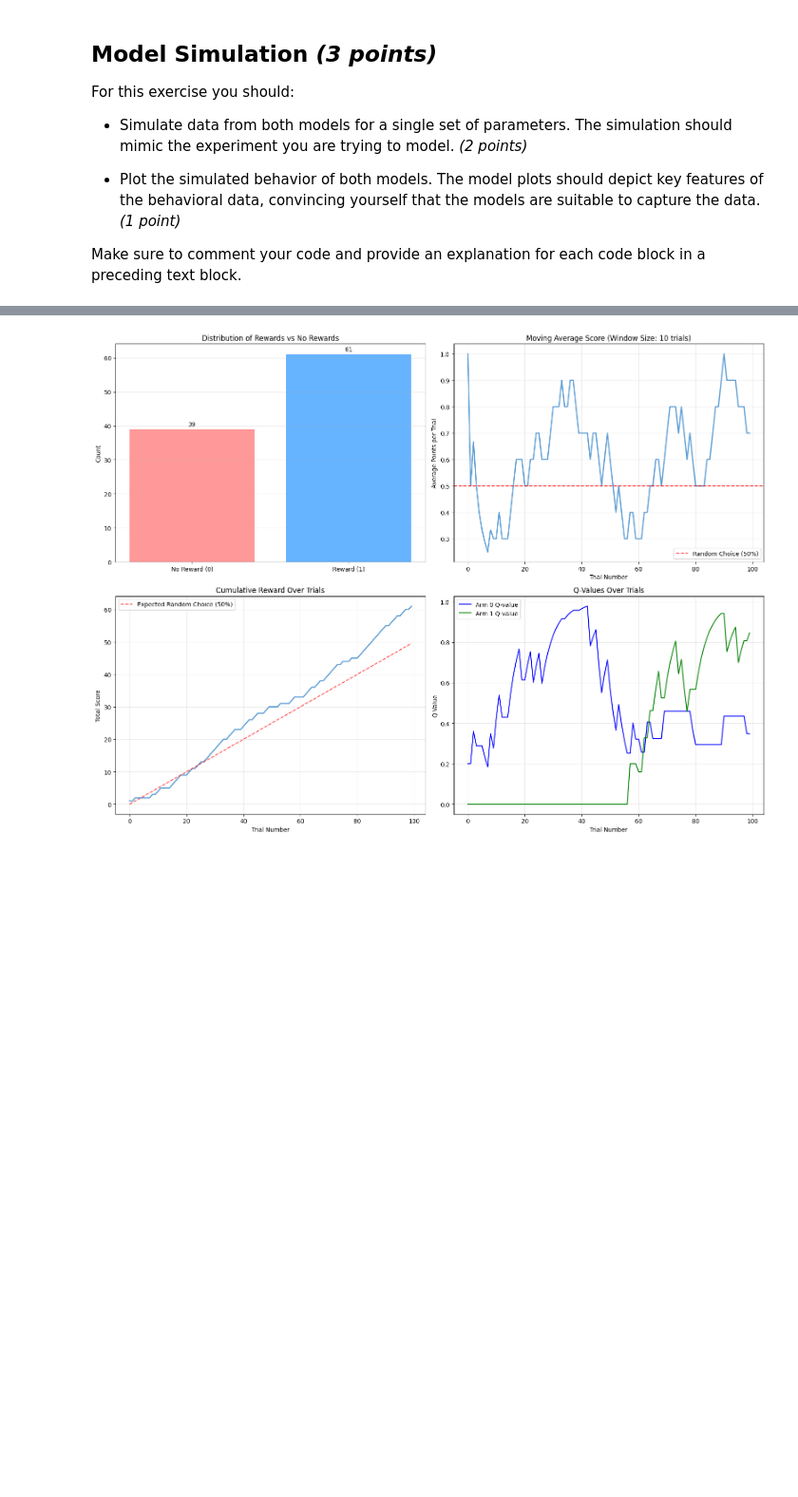
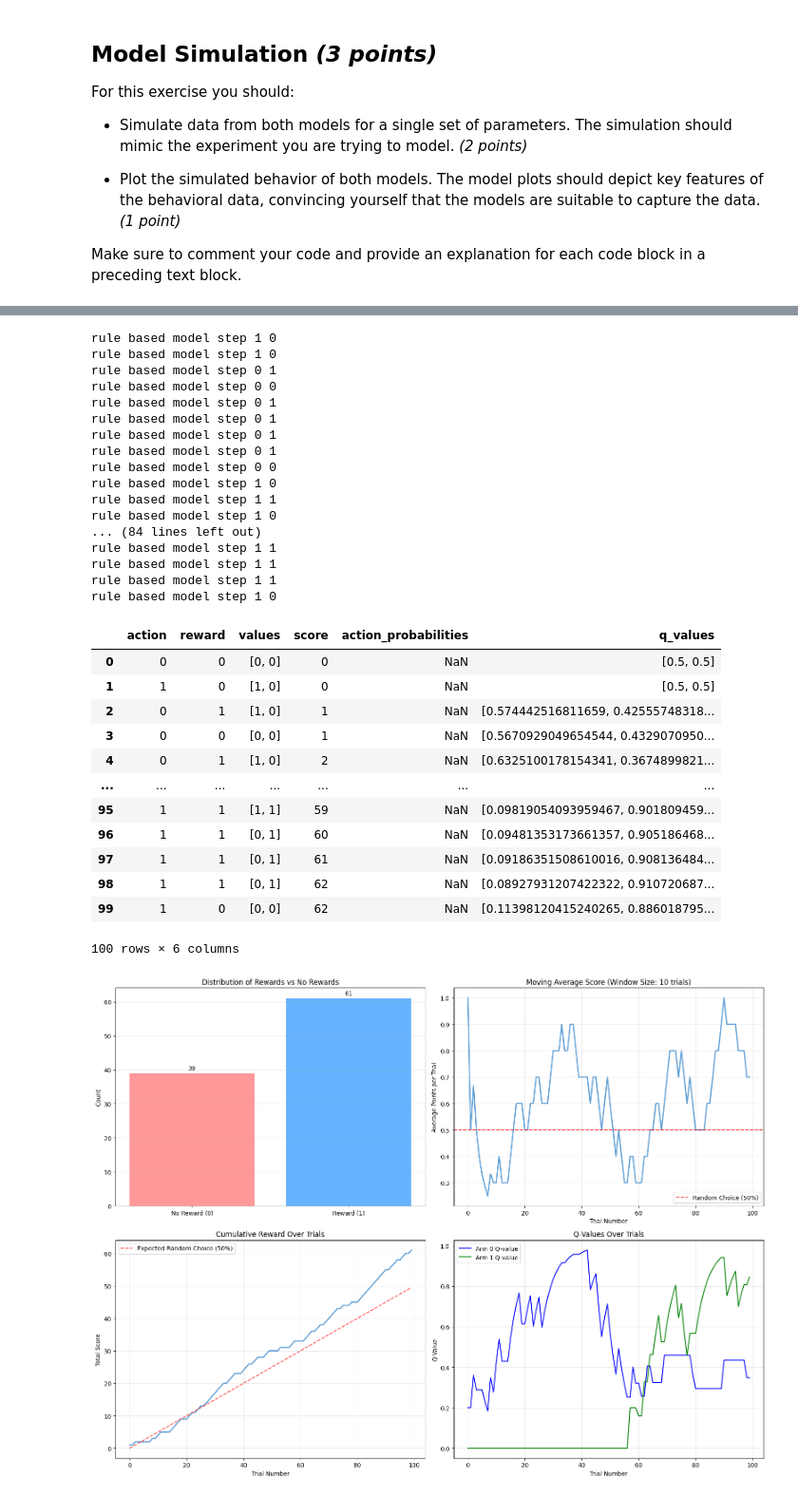
Before and after one commit to saurluca/bandit-modeling, a Jupyter notebook: main.ipynb, the cells around one changed output, grey strips where cells are left out. Shown at 95% size. Saved outputs shown, nothing was run; the diff lists cells and outputs as text; code cells hidden in the pictures; blank space fills up the shorter version.

```diff
--- a/main.ipynb
+++ b/main.ipynb
@@ -212,25 +219,25 @@ def softmax(x, beta=1):
     return exp_values / np.sum(exp_values)
 
 
-def generate_surrogate_data(probs, total_trials, trial_number_probaility_change):
-    surrogate_data = []
+def generate_bandit_data():
+    bandit_data = []
     for i in range(total_trials):
-        if i < trial_number_probaility_change:
-            surrogate_data.append(
+        if i < trial_probaility_change:
+            bandit_data.append(
                 [int(random.random() <= probs[0]), int(random.random() <= probs[1])]
             )
         else:
-            surrogate_data.append(
+            bandit_data.append(
                 [int(random.random() <= probs[1]), int(random.random() <= probs[0])]
             )
-    return surrogate_data
+    return bandit_data
 
 
 def get_reward(action, rewards):
     return rewards[action]
 
 
-def log_data(df, trial_number, action, reward, values, q_values=None):
+def log_data(df, trial_number, action, reward, values, action_probabilities):
     """
     Log trial data to the DataFrame.
 
@@ -448,3 +388,63 @@ df_basic
+# %%
+params = {
+    "learning_rate": 0.1, # updating rate of the q_values
+    "beta": 3, # parameter for the softmax function
+    "curiosity": 0.2, # parameter for updating the q_values of the non chosen option
+    "loss_threshold": 2, # number of losses before switching to the other option for RuleBasedModel
+}
+
+# generate surrogate data
+bandit_data = generate_bandit_data()
+
+def simulate_model(model_class, params, data):
+    model = model_class(params)
+    df_logging = pd.DataFrame(columns=["action", "reward", "values", "score", "action_probabilities"])
+
+    for trial in range(total_trials):
+        action, action_probabilities = model.step(data[trial])
+        reward = get_reward(action, data[trial])
+        df_logging = log_data(df_logging, trial, action, reward, data[trial], action_probabilities)
+
+    return df_logging
+
+
+# simulate all models
+df_basic = simulate_model(BasicModel, params, bandit_data)
+df_complex = simulate_model(ComplexModel, params, bandit_data)
+df_rule_based = simulate_model(RuleBasedModel, params, bandit_data)
+
+df_basic
+# %% [output]
+rule based model step 1 0
+rule based model step 1 0
+rule based model step 0 1
+rule based model step 0 0
+rule based model step 0 1
+rule based model step 0 1
+rule based model step 0 1
+rule based model step 0 1
+rule based model step 0 0
+rule based model step 1 0
+rule based model step 1 1
+rule based model step 1 0
+... (84 lines left out)
+rule based model step 1 1
+rule based model step 1 1
+rule based model step 1 1
+rule based model step 1 0
+|  | action | reward | values | score | action_probabilities | q_values |
+| 0 | 0 | 0 | [0, 0] | 0 | NaN | [0.5, 0.5] |
+| 1 | 1 | 0 | [1, 0] | 0 | NaN | [0.5, 0.5] |
+| 2 | 0 | 1 | [1, 0] | 1 | NaN | [0.574442516811659, 0.42555748318... |
+| 3 | 0 | 0 | [0, 0] | 1 | NaN | [0.5670929049654544, 0.4329070950... |
+| 4 | 0 | 1 | [1, 0] | 2 | NaN | [0.6325100178154341, 0.3674899821... |
+| ... | ... | ... | ... | ... | ... | ... |
+| 95 | 1 | 1 | [1, 1] | 59 | NaN | [0.09819054093959467, 0.901809459... |
+| 96 | 1 | 1 | [0, 1] | 60 | NaN | [0.09481353173661357, 0.905186468... |
+| 97 | 1 | 1 | [0, 1] | 61 | NaN | [0.09186351508610016, 0.908136484... |
+| 98 | 1 | 1 | [0, 1] | 62 | NaN | [0.08927931207422322, 0.910720687... |
+| 99 | 1 | 0 | [0, 0] | 62 | NaN | [0.11398120415240265, 0.886018795... |
+100 rows × 6 columns
 # %%
 # plot the data of the basic model
 plot_all_metrics(df_basic, window_size=10)
```
Also changed, not shown: parts of 7 cells of this notebook.
